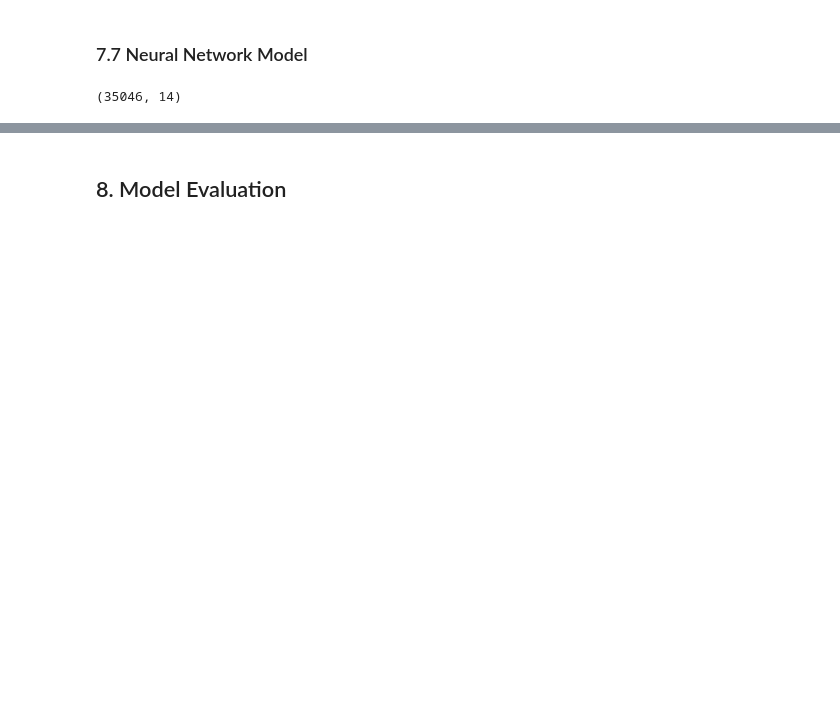
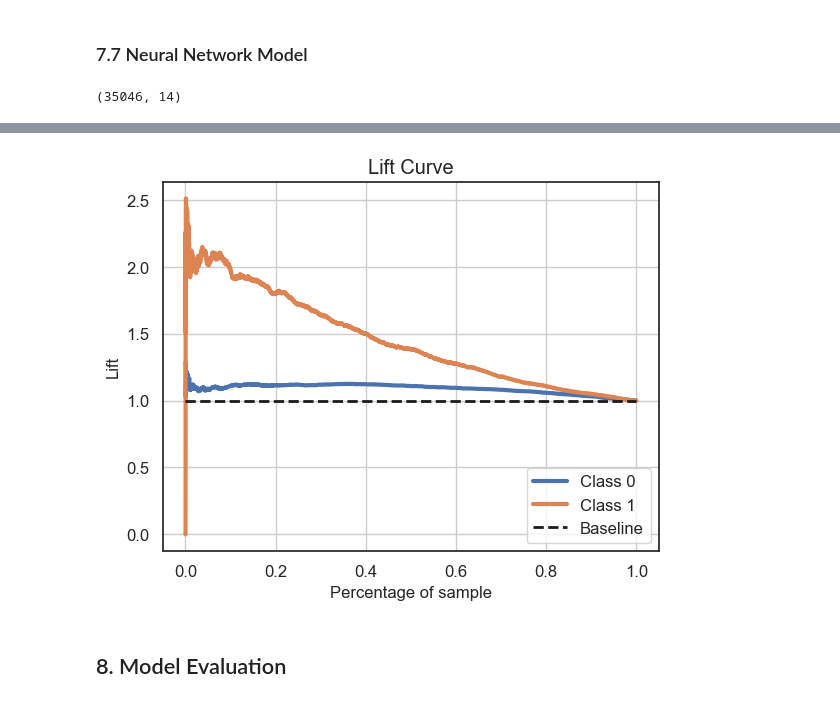
Before and after one commit to lihuicham/default-credit-card-clients-prediction, a Jupyter notebook: ProjectCode-Python.ipynb, the cells around one changed output, grey strips where cells are left out. Drawn from its saved outputs; the diff is of its cells as text; code cells hidden in the pictures; blank space fills up the shorter version.

```diff
--- a/ProjectCode-Python.ipynb
+++ b/ProjectCode-Python.ipynb
@@ -1490,3 +1619,10 @@ plt.show()
+# %%
+# plot Cumulative Lift Curve for NN model on test data
+
+skplt.metrics.plot_lift_curve(y_test, y_pred_proba_knn_full)
+plt.show()
+# %% [output]
+[figure, added]
 # %% [markdown]
 ## 8. Model Evaluation
 # %%
```
Also changed, not shown: parts of 45 cells of this notebook.
